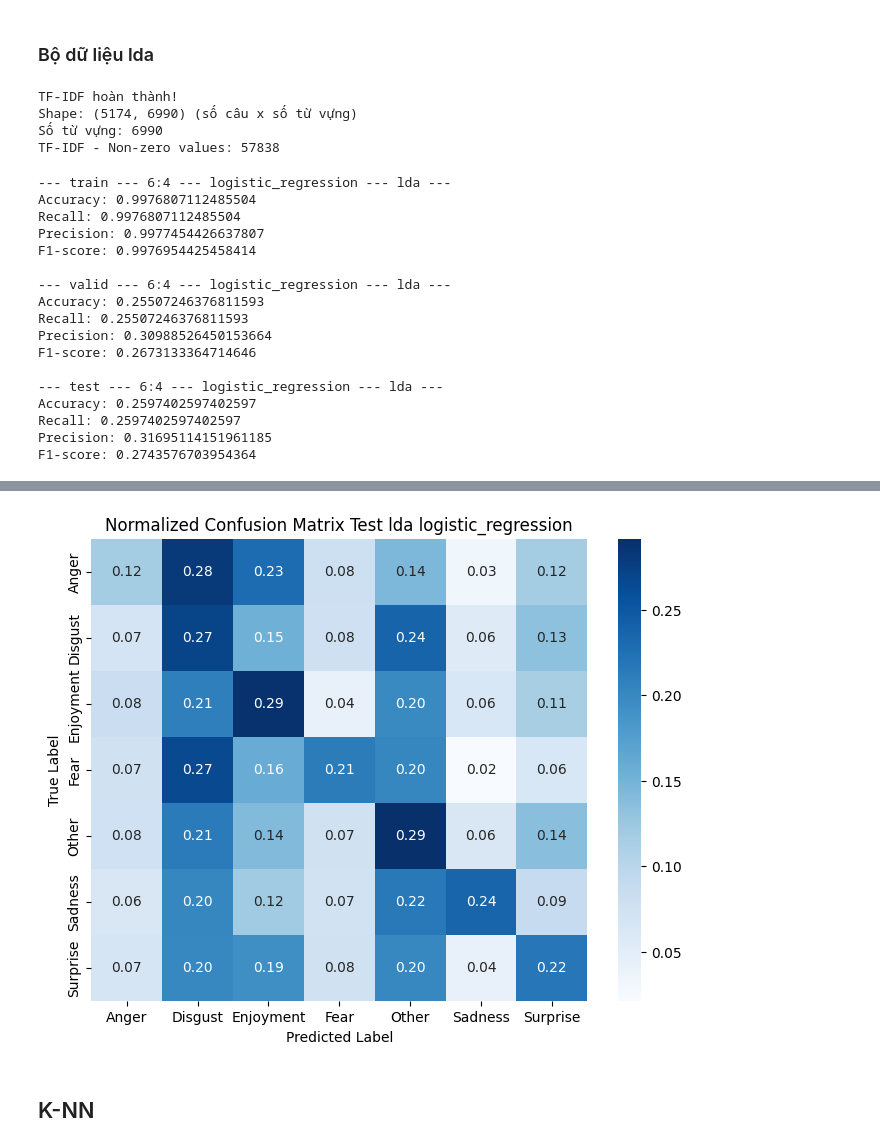
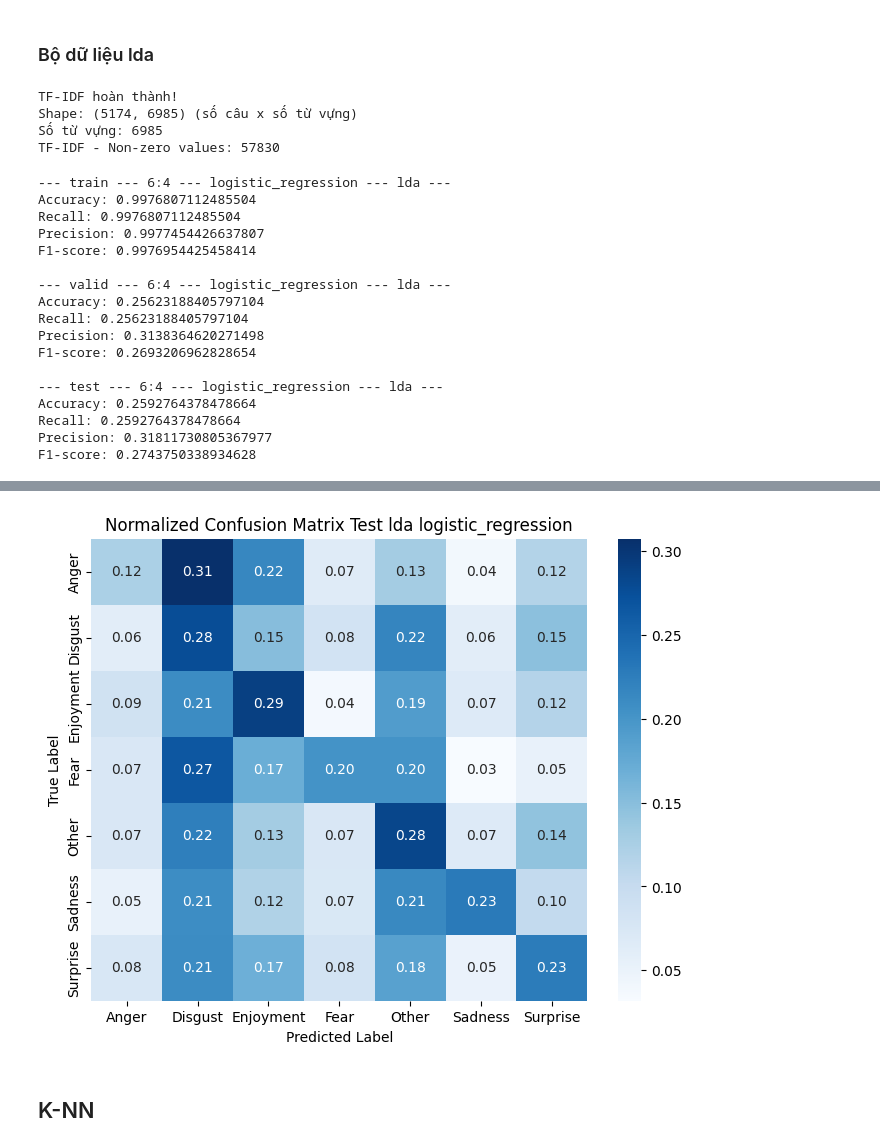
Before and after one commit to maiduyen05/emotion-recognize, a Jupyter notebook: src/modeling.ipynb, the cells around one changed output, grey strips where cells are left out. Saved outputs shown, nothing was run; the diff lists cells and outputs as text; code cells hidden in the pictures.

```diff
--- a/src/modeling.ipynb
+++ b/src/modeling.ipynb
@@ -123,10 +123,10 @@ Giữ lại 90% thông tin sau khi PCA
 from sklearn.decomposition import PCA
 # %%
 def pca(X_train_arr, X_test_arr, X_valid_arr, n_components=0.9):
-    pca = PCA(n_components=n_components)
-    X_train_pca = pca.fit_transform(X_train_arr)
-    X_test_pca = pca.transform(X_test_arr)
-    X_valid_pca = pca.transform(X_valid_arr)
+    pca_model = PCA(n_components=n_components)
+    X_train_pca = pca_model.fit_transform(X_train_arr)
+    X_test_pca = pca_model.transform(X_test_arr)
+    X_valid_pca = pca_model.transform(X_valid_arr)
 
-    return pca, X_train_pca, X_test_pca, X_valid_pca
+    return pca_model, X_train_pca, X_test_pca, X_valid_pca
 # %% [markdown]
@@ -301,3 +347,19 @@ def pipeline_modeling(df_train_valid, df_test, train_size, valid_size, random_st
+# %%
+def pipeline_modeling(X_train, X_valid, X_test, y_train, y_valid, y_test,
+                      model_type='logistic_regression', max_iter=1000, metric='cosine', model_params=None):
+
+    if model_params is None:
+        model_params = {}
+
+    # Huấn luyện mô hình
+    model = use_model(
+        model_type, X_train, y_train, metric=metric, max_iter=max_iter, **model_params
+    )
+
+    # Dự đoán
+    y_pred_train, y_pred_valid, y_pred_test = predict(model, X_train, X_valid, X_test)
+
+    return model, [X_train, y_train], [X_valid, y_valid], [X_test, y_test], [y_pred_train, y_pred_valid, y_pred_test]
 # %% [markdown]
 ## Đánh giá độ chính xác và trực quan
 # %%
@@ -1008,22 +1095,26 @@ F1-score: 0.530174303689146
 # %% [markdown]
 ### Bộ dữ liệu lda
 # %%
-model_lda_5, train_lda_5, valid_lda_5, test_lda_5, pred_lda_5 = pipeline_modeling(
+X_train_lda_64, X_valid_lda_64, X_test_lda_64, y_train_lda_64, y_valid_lda_64, y_test_lda_64, tfidf_vec_lda_64, disc_model_lda_64 = prepare_data_for_modeling(
     train_valid_processed_comments,
     test_processed_comments,
     train_size=6,
     valid_size=4,
-    discriminant="lda", n_components_lda=6,
+    discriminant="lda"
+)
+
+model_lda_64, train_lda_64, valid_lda_64, test_lda_64, pred_lda_64 = pipeline_modeling(
+    X_train_lda_64, X_valid_lda_64, X_test_lda_64,
+    y_train_lda_64, y_valid_lda_64, y_test_lda_64,
     model_type="logistic_regression",
     max_iter=1000
 )
 
-y_train_lda_5, y_valid_lda_5, y_test_lda_5 = train_lda_5[1], valid_lda_5[1], test_lda_5[1]
-y_pred_train_lda_5, y_pred_valid_lda_5, y_pred_test_lda_5 = pred_lda_5
+y_pred_train_lda_64, y_pred_valid_lda_64, y_pred_test_lda_64 = pred_lda_64
 
 pipeline_evaluation(
-    y_train_lda_5, y_valid_lda_5, y_test_lda_5,
-    y_pred_train_lda_5, y_pred_valid_lda_5, y_pred_test_lda_5,
+    y_train_lda_64, y_valid_lda_64, y_test_lda_64,
+    y_pred_train_lda_64, y_pred_valid_lda_64, y_pred_test_lda_64,
     train_size=6, valid_size=4,
     discriminant="lda",
     model_type="logistic_regression",
@@ -1031,9 +1122,9 @@ pipeline_evaluation(
 )
 # %% [output]
 TF-IDF hoàn thành!
-Shape: (5174, 6990) (số câu x số từ vựng)
-Số từ vựng: 6990
-TF-IDF - Non-zero values: 57838
+Shape: (5174, 6985) (số câu x số từ vựng)
+Số từ vựng: 6985
+TF-IDF - Non-zero values: 57830
 --- train --- 6:4 --- logistic_regression --- lda ---
 Accuracy: 0.9976807112485504
 Recall: 0.9976807112485504
@@ -1041,14 +1132,14 @@ Precision: 0.9977454426637807
 F1-score: 0.9976954425458414
 
 --- valid --- 6:4 --- logistic_regression --- lda ---
-Accuracy: 0.25507246376811593
-Recall: 0.25507246376811593
-Precision: 0.30988526450153664
-F1-score: 0.2673133364714646
+Accuracy: 0.25623188405797104
+Recall: 0.25623188405797104
+Precision: 0.3138364620271498
+F1-score: 0.2693206962828654
 
 --- test --- 6:4 --- logistic_regression --- lda ---
-Accuracy: 0.2597402597402597
-Recall: 0.2597402597402597
-Precision: 0.31695114151961185
-F1-score: 0.2743576703954364
+Accuracy: 0.2592764378478664
+Recall: 0.2592764378478664
+Precision: 0.31811730805367977
+F1-score: 0.2743750338934628
 [figure]
@@ -1056,4 +1147,4 @@ F1-score: 0.2743576703954364
-[figure, old version]
+[figure, new version]
 # %% [markdown]
 ## K-NN
 # %% [markdown]
```
Also changed, not shown: parts of 94 cells of this notebook, 1 other file.
